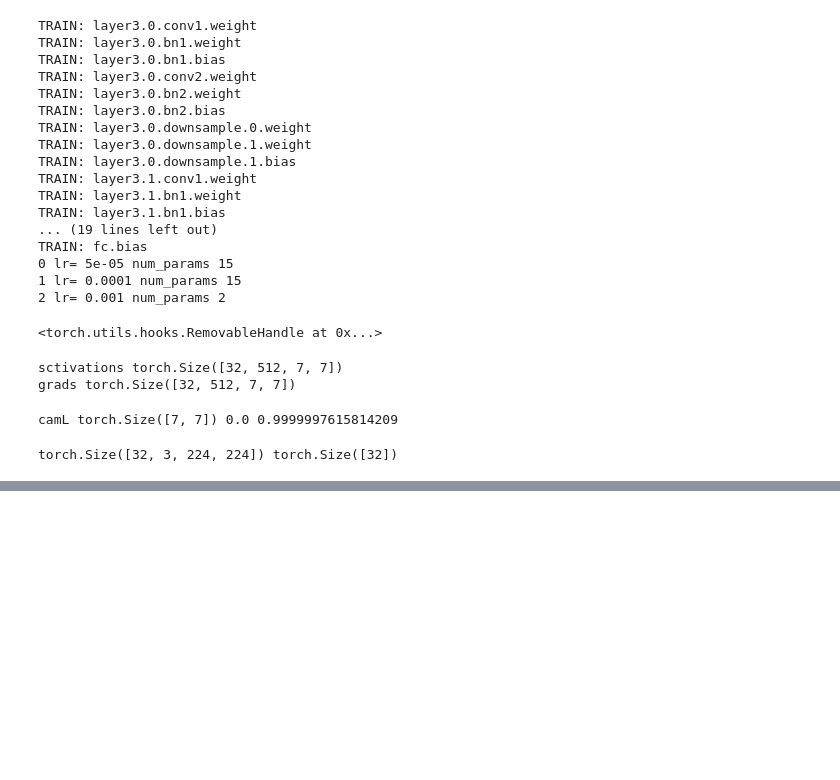
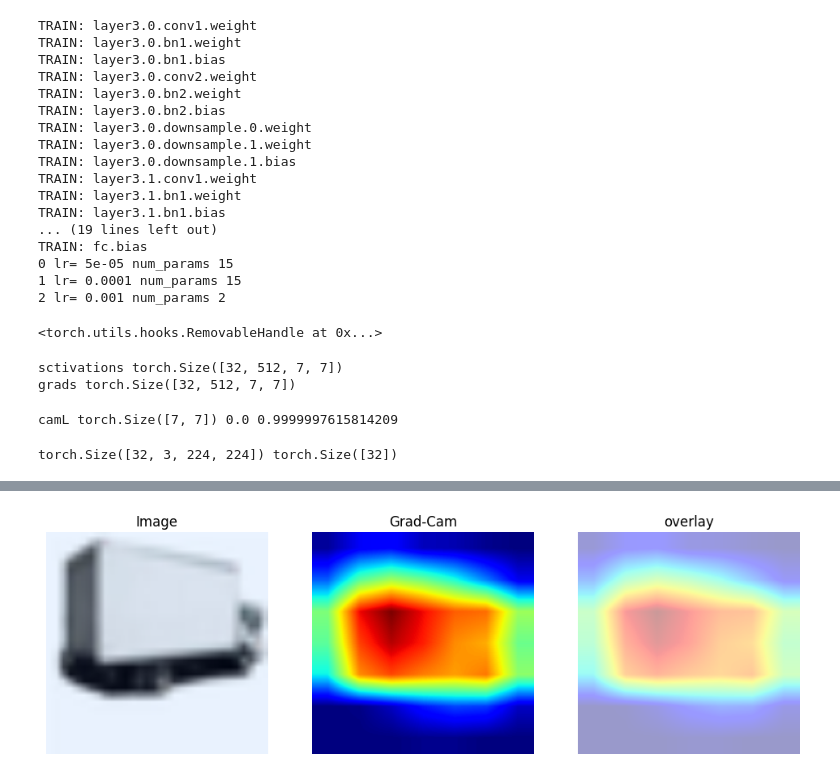
Before and after one commit to stanley1208/AI-Learning, a Jupyter notebook: Basic.ipynb, the cells around one changed output, grey strips where cells are left out. Saved outputs shown, nothing was run; the diff lists cells and outputs as text; code cells hidden in the pictures; blank space fills up the shorter version.

```diff
--- a/Basic.ipynb
+++ b/Basic.ipynb
@@ -364,0 +365,29 @@ cam_unsampled: torch.Size([224, 224]) 0.0 0.9963197112083435
+# %%
+# Take the same image you explained (image 0 from the batch)
+img=image[0].detach().cpu() # [3,224,224]
+img=img.permute(1,2,0)  # -> [224,224,3]
+
+# Normalize image for display (since it was normalized for training)
+img=(img-img.min())/(img.max()-img.min()+1e-8)
+
+heat=cam_unsampled.detach().cpu() # [224,224]
+
+plt.figure(figsize=(12,4))
+plt.subplot(1,3,1)
+plt.title("Image")
+plt.imshow(img)
+plt.axis("off")
+
+plt.subplot(1,3,2)
+plt.title("Grad-Cam")
+plt.imshow(heat,cmap="jet")
+plt.axis("off")
+
+plt.subplot(1,3,3)
+plt.title("overlay")
+plt.imshow(heat,cmap="jet",alpha=0.4)
+plt.axis("off")
+
+plt.show()
+# %% [output]
+[figure, added]
```
Also changed, not shown: parts of 1 cell of this notebook.
